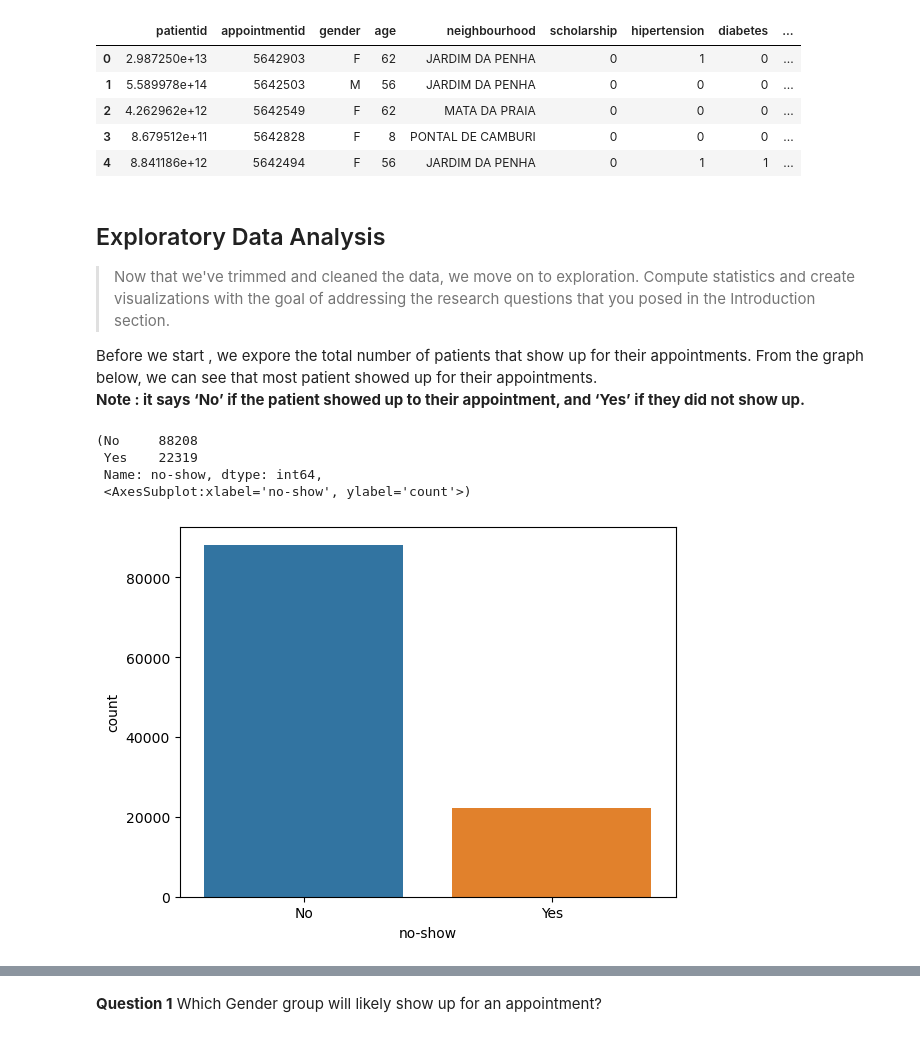
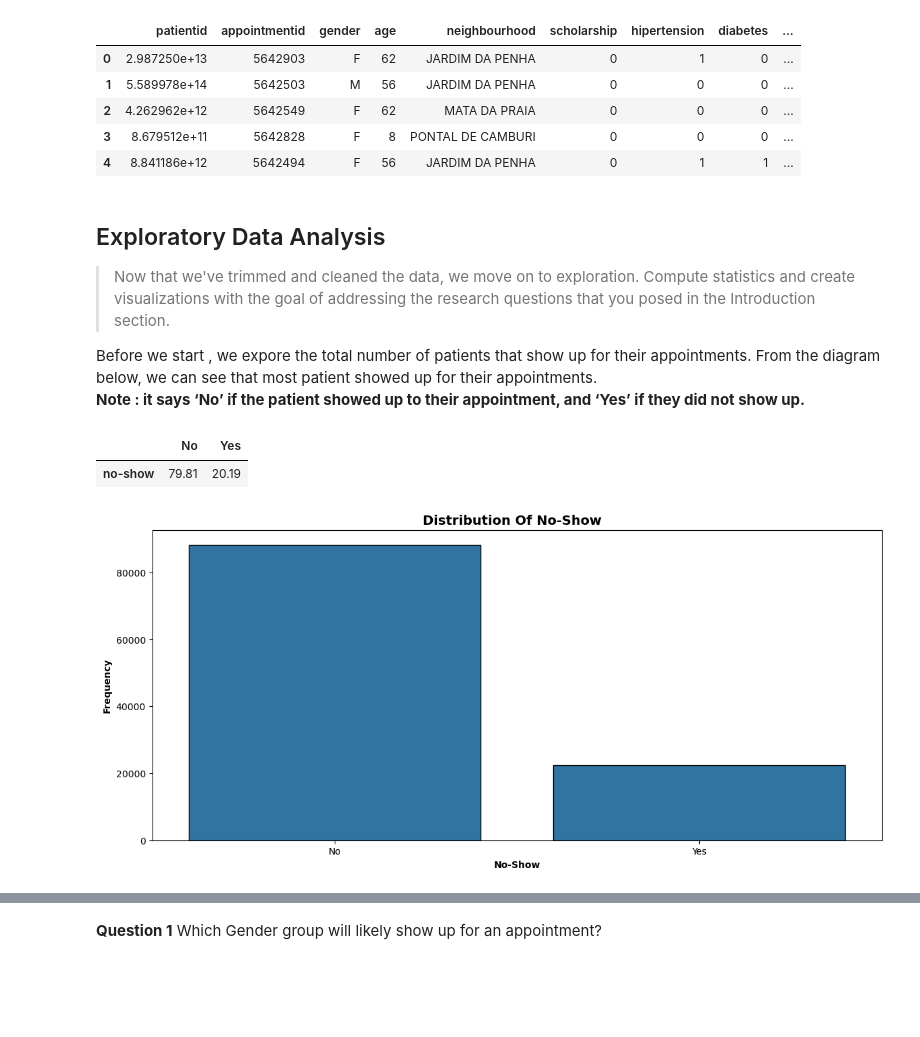
Before and after one commit to Felix-YH/-ALX-Udacity-Scholarship-Program, a Jupyter notebook: investigate-a-dataset-template.ipynb, the cells around one changed output, grey strips where cells are left out. Cells and saved outputs as stored; diff of their text form; code cells hidden in the pictures; blank space fills up the shorter version.

```diff
--- a/investigate-a-dataset-template.ipynb
+++ b/investigate-a-dataset-template.ipynb
@@ -110,13 +112,5 @@ df.head()
 
 > Now that we've trimmed and cleaned the data, we move on to exploration. Compute statistics and create visualizations with the goal of addressing the research questions that you posed in the Introduction section.
 
-Before we start , we expore the total number of patients that show up for their appointments. From the graph below, we can see that most patient showed up for their appointments. <br>
+Before we start , we expore the total number of patients that show up for their appointments. From the diagram below, we can see that most patient showed up for their appointments. <br>
 __Note : it says ‘No’ if the patient showed up to their appointment, and ‘Yes’ if they did not show up.__
-# %%
-df['no-show'].value_counts(),sns.countplot(data=df, x= 'no-show')
-# %% [output]
-(No     88208
- Yes    22319
- Name: no-show, dtype: int64,
- <AxesSubplot:xlabel='no-show', ylabel='count'>)
-[figure, removed]
@@ -122,0 +143,6 @@ df['no-show'].value_counts(),sns.countplot(data=df, x= 'no-show')
+# %%
+count_plot(df, 'no-show')
+# %% [output]
+|  | No | Yes |
+| no-show | 79.81 | 20.19 |
+[figure, added]
```
Also changed, not shown: parts of 15 cells of this notebook, 1 other file.
